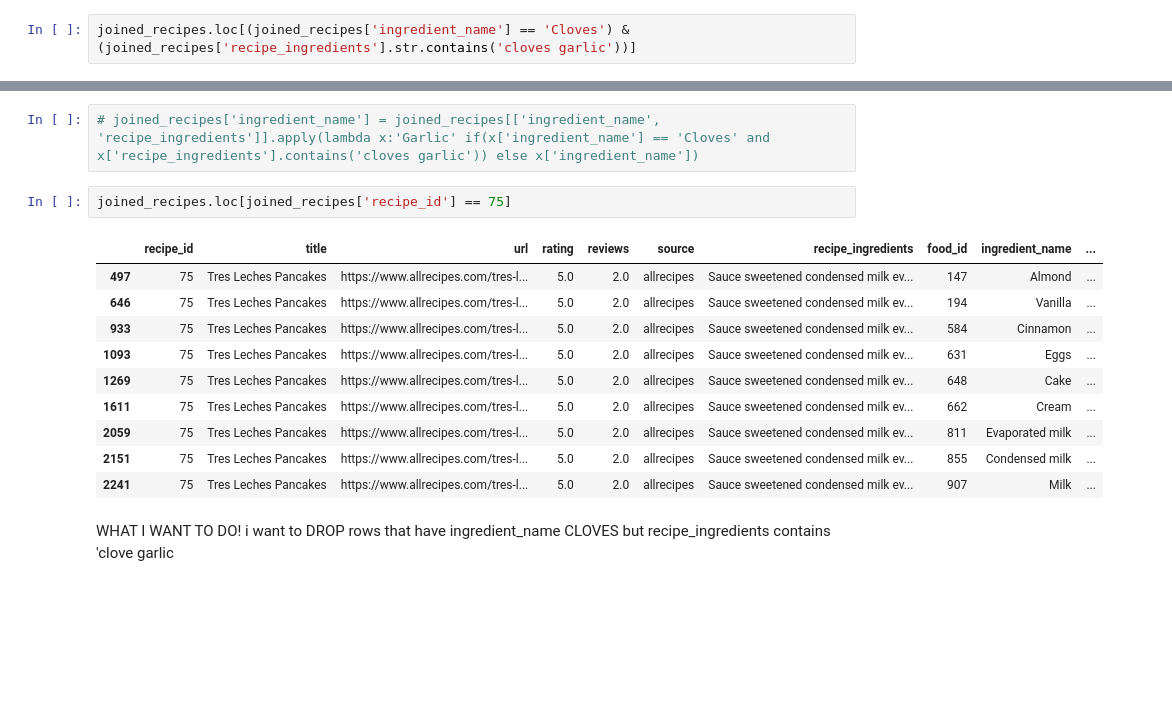
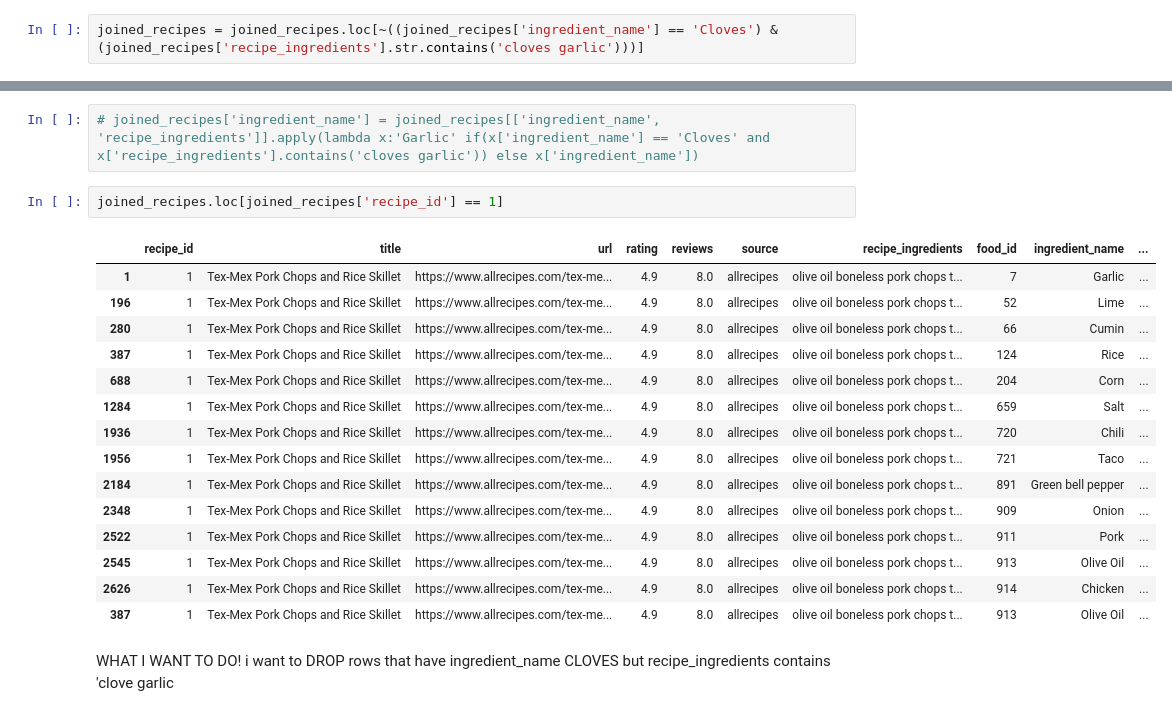
Before and after one commit to rosewisotzky/data_capstone, a Jupyter notebook: notebooks/joined food eda.ipynb, the cells around one changed output, grey strips where cells are left out. Saved outputs shown, nothing was run; the diff lists cells and outputs as text; blank space fills up the shorter version.

```diff
--- a/notebooks/joined food eda.ipynb
+++ b/notebooks/joined food eda.ipynb
@@ -296,4 +296,4 @@ joined_recipes.loc[joined_recipes['recipe_id'] == 1]
 # %% [markdown]
 NOW FOR GARLIC!
 # %%
-joined_recipes.loc[(joined_recipes['ingredient_name'] == 'Cloves') & (joined_recipes['recipe_ingredients'].str.contains('cloves garlic'))]
+joined_recipes = joined_recipes.loc[~((joined_recipes['ingredient_name'] == 'Cloves') & (joined_recipes['recipe_ingredients'].str.contains('cloves garlic')))]
@@ -314,18 +300,23 @@ joined_recipes.loc[(joined_recipes['ingredient_name'] == 'Cloves') & (joined_rec
 # %%
 # joined_recipes['ingredient_name'] = joined_recipes[['ingredient_name', 'recipe_ingredients']].apply(lambda x:'Garlic' if(x['ingredient_name'] == 'Cloves' and x['recipe_ingredients'].contains('cloves garlic')) else x['ingredient_name'])
 # %%
-joined_recipes.loc[joined_recipes['recipe_id'] == 75]
+joined_recipes.loc[joined_recipes['recipe_id'] == 1]
 # %% [output]
 |  | recipe_id | title | url | rating | reviews | source | recipe_ingredients | food_id | ingredient_name | ... |
-| 497 | 75 | Tres Leches Pancakes | https://www.allrecipes.com/tres-l... | 5.0 | 2.0 | allrecipes | Sauce sweetened condensed milk ev... | 147 | Almond | ... |
-| 646 | 75 | Tres Leches Pancakes | https://www.allrecipes.com/tres-l... | 5.0 | 2.0 | allrecipes | Sauce sweetened condensed milk ev... | 194 | Vanilla | ... |
-| 933 | 75 | Tres Leches Pancakes | https://www.allrecipes.com/tres-l... | 5.0 | 2.0 | allrecipes | Sauce sweetened condensed milk ev... | 584 | Cinnamon | ... |
-| 1093 | 75 | Tres Leches Pancakes | https://www.allrecipes.com/tres-l... | 5.0 | 2.0 | allrecipes | Sauce sweetened condensed milk ev... | 631 | Eggs | ... |
-| 1269 | 75 | Tres Leches Pancakes | https://www.allrecipes.com/tres-l... | 5.0 | 2.0 | allrecipes | Sauce sweetened condensed milk ev... | 648 | Cake | ... |
-| 1611 | 75 | Tres Leches Pancakes | https://www.allrecipes.com/tres-l... | 5.0 | 2.0 | allrecipes | Sauce sweetened condensed milk ev... | 662 | Cream | ... |
-| 2059 | 75 | Tres Leches Pancakes | https://www.allrecipes.com/tres-l... | 5.0 | 2.0 | allrecipes | Sauce sweetened condensed milk ev... | 811 | Evaporated milk | ... |
-| 2151 | 75 | Tres Leches Pancakes | https://www.allrecipes.com/tres-l... | 5.0 | 2.0 | allrecipes | Sauce sweetened condensed milk ev... | 855 | Condensed milk | ... |
-| 2241 | 75 | Tres Leches Pancakes | https://www.allrecipes.com/tres-l... | 5.0 | 2.0 | allrecipes | Sauce sweetened condensed milk ev... | 907 | Milk | ... |
+| 1 | 1 | Tex-Mex Pork Chops and Rice Skillet | https://www.allrecipes.com/tex-me... | 4.9 | 8.0 | allrecipes | olive oil boneless pork chops t... | 7 | Garlic | ... |
+| 196 | 1 | Tex-Mex Pork Chops and Rice Skillet | https://www.allrecipes.com/tex-me... | 4.9 | 8.0 | allrecipes | olive oil boneless pork chops t... | 52 | Lime | ... |
+| 280 | 1 | Tex-Mex Pork Chops and Rice Skillet | https://www.allrecipes.com/tex-me... | 4.9 | 8.0 | allrecipes | olive oil boneless pork chops t... | 66 | Cumin | ... |
+| 387 | 1 | Tex-Mex Pork Chops and Rice Skillet | https://www.allrecipes.com/tex-me... | 4.9 | 8.0 | allrecipes | olive oil boneless pork chops t... | 124 | Rice | ... |
+| 688 | 1 | Tex-Mex Pork Chops and Rice Skillet | https://www.allrecipes.com/tex-me... | 4.9 | 8.0 | allrecipes | olive oil boneless pork chops t... | 204 | Corn | ... |
+| 1284 | 1 | Tex-Mex Pork Chops and Rice Skillet | https://www.allrecipes.com/tex-me... | 4.9 | 8.0 | allrecipes | olive oil boneless pork chops t... | 659 | Salt | ... |
+| 1936 | 1 | Tex-Mex Pork Chops and Rice Skillet | https://www.allrecipes.com/tex-me... | 4.9 | 8.0 | allrecipes | olive oil boneless pork chops t... | 720 | Chili | ... |
+| 1956 | 1 | Tex-Mex Pork Chops and Rice Skillet | https://www.allrecipes.com/tex-me... | 4.9 | 8.0 | allrecipes | olive oil boneless pork chops t... | 721 | Taco | ... |
+| 2184 | 1 | Tex-Mex Pork Chops and Rice Skillet | https://www.allrecipes.com/tex-me... | 4.9 | 8.0 | allrecipes | olive oil boneless pork chops t... | 891 | Green bell pepper | ... |
+| 2348 | 1 | Tex-Mex Pork Chops and Rice Skillet | https://www.allrecipes.com/tex-me... | 4.9 | 8.0 | allrecipes | olive oil boneless pork chops t... | 909 | Onion | ... |
+| 2522 | 1 | Tex-Mex Pork Chops and Rice Skillet | https://www.allrecipes.com/tex-me... | 4.9 | 8.0 | allrecipes | olive oil boneless pork chops t... | 911 | Pork | ... |
+| 2545 | 1 | Tex-Mex Pork Chops and Rice Skillet | https://www.allrecipes.com/tex-me... | 4.9 | 8.0 | allrecipes | olive oil boneless pork chops t... | 913 | Olive Oil | ... |
+| 2626 | 1 | Tex-Mex Pork Chops and Rice Skillet | https://www.allrecipes.com/tex-me... | 4.9 | 8.0 | allrecipes | olive oil boneless pork chops t... | 914 | Chicken | ... |
+| 387 | 1 | Tex-Mex Pork Chops and Rice Skillet | https://www.allrecipes.com/tex-me... | 4.9 | 8.0 | allrecipes | olive oil boneless pork chops t... | 913 | Olive Oil | ... |
 # %% [markdown]
 WHAT I WANT TO DO! i want to DROP rows that have ingredient_name CLOVES but recipe_ingredients contains 'clove garlic
 # %%
```
Also changed, not shown: parts of 4 cells of this notebook, 2 other files.
